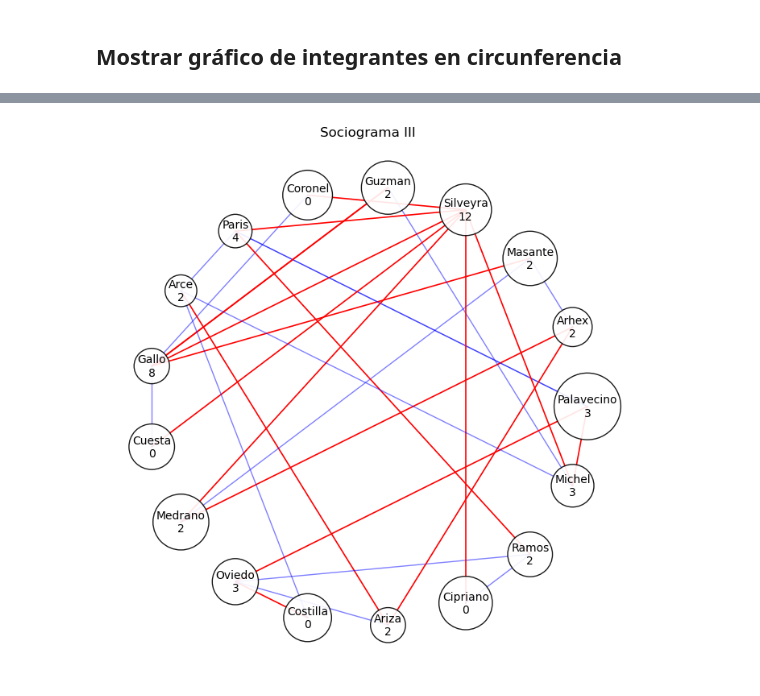
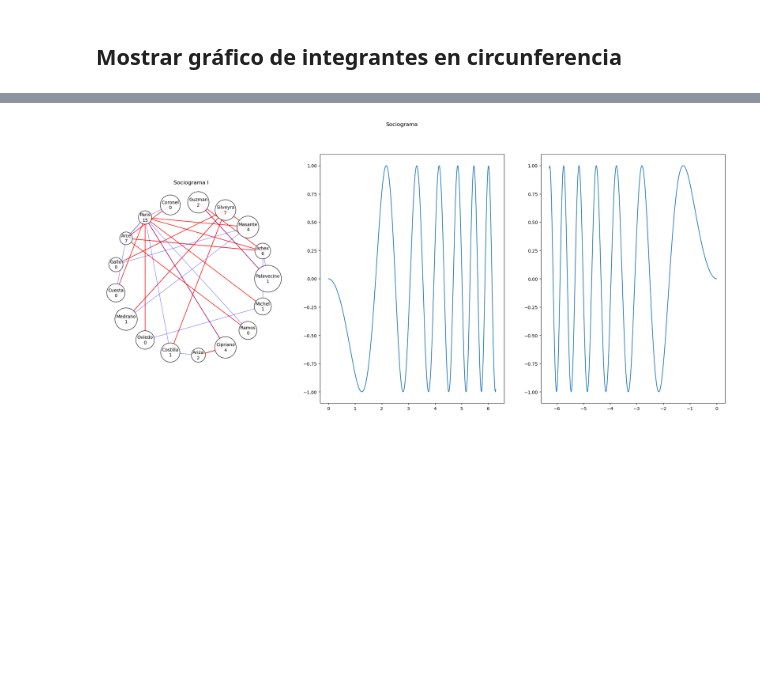
Before and after one commit to fedevirgolini/sociograma, a Jupyter notebook: sociograma.ipynb, the cells around one changed output, grey strips where cells are left out. Saved outputs shown, nothing was run; the diff lists cells and outputs as text; code cells hidden in the pictures; blank space fills up the shorter version.

```diff
--- a/sociograma.ipynb
+++ b/sociograma.ipynb
@@ -136,3 +138,16 @@ aristas_quintoP_III = np.array([(0,16,6), # No votó
+# %%
+def calculateMatrix(members, edges):
+  valueFirst = 2
+  valueSecond = 1
+  matrix = np.zeros((3, members, members))
+  for i in range(len(edges)):
+    for vote in edges[i]:
+      matrix[i][vote[0]][vote[1]] = valueFirst
+      matrix[i][vote[0]][vote[2]] = valueSecond
+  for i in range(len(edges[0])):
+    for j in range(len(edges)):
+        matrix[j][i][i] = 0
+  return matrix
 # %% [markdown]
 ## Cálculo de votos
 # %%
@@ -157,9 +172,8 @@ def membersCoordinates(membersQuantity):
   for i in range(membersQuantity):
     x.append(math.cos(i * deltaPi))
     y.append(math.sin(i * deltaPi))
-  x = np.array(x)
-  y = np.array(y)
-  return x, y
+  coordinates = np.array([x, y])
+  return coordinates
 # %% [markdown]
 ## Cálculo de pocisiones de aristas
 # %%
@@ -233,5 +237,56 @@ drawGraph(quintoP_nombres, aristas_quintoP_II, "Sociograma II")
-# %%
-# Sociograma Usuarios
-drawGraph(quintoP_nombres, aristas_quintoP_III, "Sociograma III")
-# %% [output]
-[figure, removed]
+# %%
+x = np.linspace(0, 2 * np.pi, 400)
+y = np.sin(x ** 2)
+
+def sociograma(members, edges, color=True, showVotes=True):
+  sociogramN = 0
+  if color:
+        colors = ("red", "blue")
+        width = (1.2, 1)
+        opacity = (1, 0.5)
+  else:
+      colors = ("black", "black")
+      width = (1, 1)
+      opacity = (1, 1)
+
+  matrix = calculateMatrix(len(members), edges)
+
+  fig, (ax1, ax2, ax3) = plt.subplots(1, 3, figsize=(50, 50))
+  fig.suptitle('Sociograma')
+  fig.set_figwidth(25)
+  fig.set_figheight(10)
+
+  membersx, membersy = membersCoordinates(len(members))
+  votes = [matrix[i].sum(axis=0, dtype=int) for i in range(3)] #cantidad de sociogramas
+
+  # Sociograma 1
+  firstx, firsty = firstEdgesCoordinates(membersx, membersy, edges[sociogramN])
+  secondx, secondy = secondEdgesCoordinates(membersx, membersy, edges[sociogramN])
+
+  # Create a figure and axis
+  ax1.set_xlim(-1.2, 1.2)
+  ax1.set_ylim(-1.2, 1.2)
+  ax1.set_aspect('equal')
+  ax1.set_axis_off()
+  ax1.set_title("Sociograma I")
+
+  # Plot members
+  for i in range(len(members)):
+      ax1.text(membersx[i], membersy[i], (members[i], str(members[i]) + "\n" + str(votes[sociogramN][i]))[showVotes],
+              bbox={'facecolor': 'white', 'alpha': 0.9, 'boxstyle': "circle"},
+              verticalalignment='center', horizontalalignment='center')
+
+  # Plot edges
+  for i in range(len(firstx)):
+      ax1.plot(firstx[i], firsty[i], color=colors[0], linewidth=width[0], alpha=opacity[0])
+      ax1.plot(secondx[i], secondy[i], color=colors[1], linewidth=width[1], alpha=opacity[1])
+
+  #Sociograma 2
+  ax2.plot(x, -y)
+
+  #Sociograma 3
+  ax3.plot(-x, y)
+
+sociograma(quintoP_nombres, [aristas_quintoP_I, aristas_quintoP_II, aristas_quintoP_III])
+# %% [output]
+[figure, added]
```
Also changed, not shown: parts of 4 cells of this notebook.
